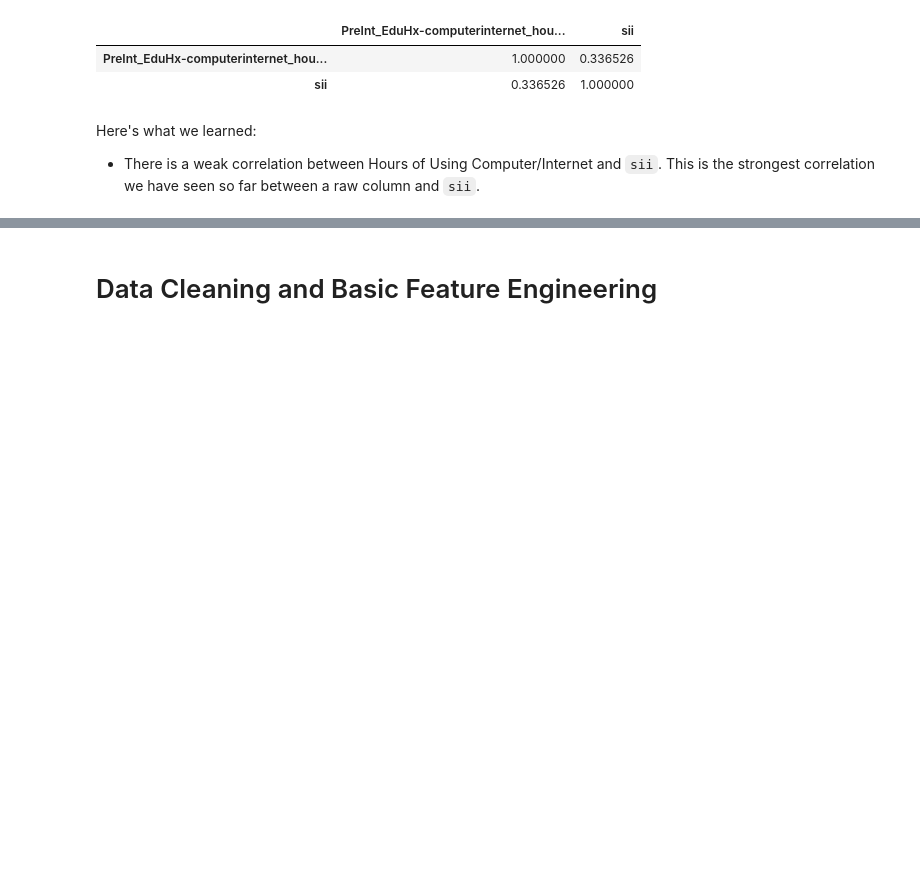
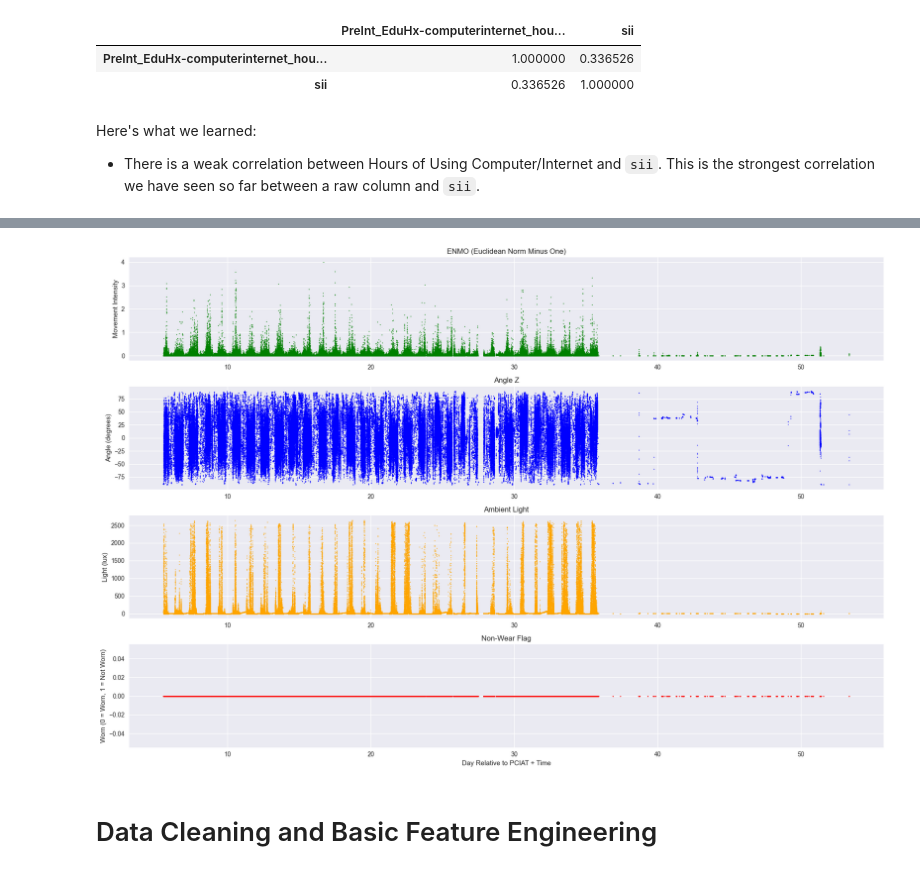
Before and after one commit to crmueller100/child-mind-institute-problematic-internet-use, a Jupyter notebook: predict_severity_impairment_index.ipynb, the cells around one changed output, grey strips where cells are left out. Cells and saved outputs as stored; diff of their text form; code cells hidden in the pictures; blank space fills up the shorter version.

```diff
--- a/predict_severity_impairment_index.ipynb
+++ b/predict_severity_impairment_index.ipynb
@@ -358,0 +424,7 @@ Here's what we learned:
+# %%
+series_train['time_of_day_hours'] = series_train['time_of_day'] / 1e9 / 3600  # nanoseconds to hours
+series_train['day_time'] = series_train['relative_date_PCIAT'] + series_train['time_of_day_hours'] / 24
+# %%
+plot_series_data(series_train, x_col='day_time', x_label='Day Relative to PCIAT + Time')
+# %% [output]
+[figure, added]
```
Also changed, not shown: parts of 8 cells of this notebook.
